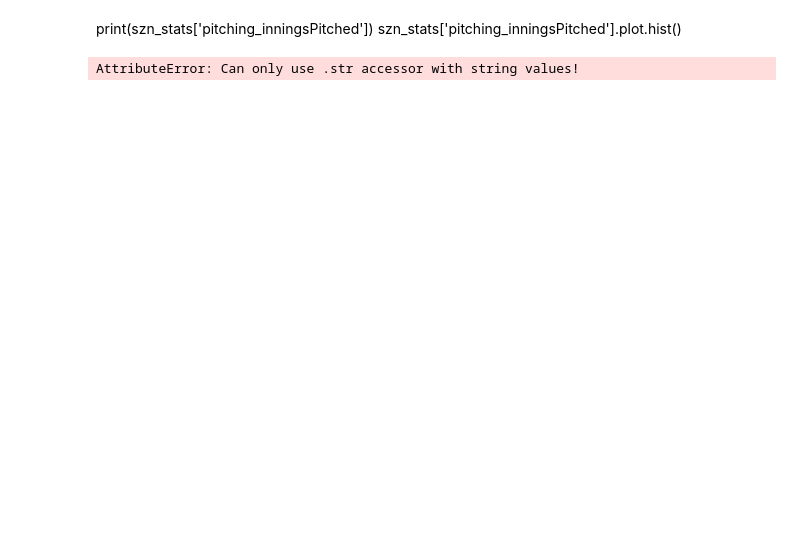
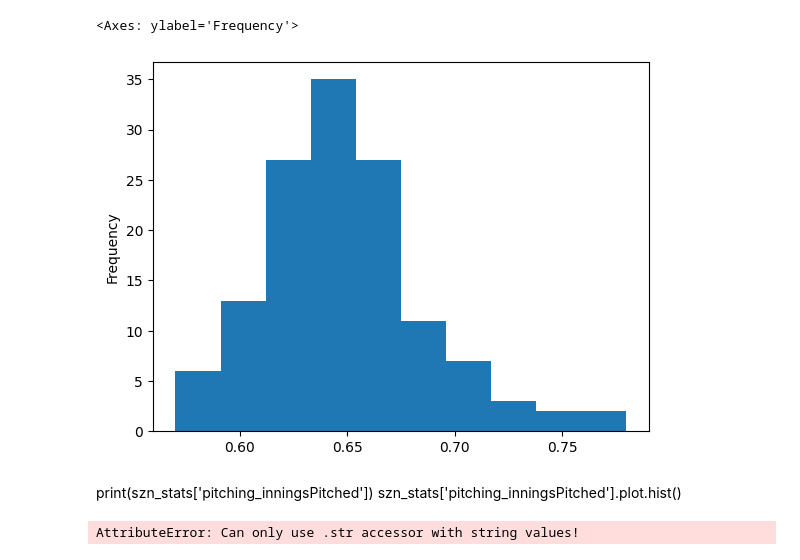
Before and after one commit to A-Gamin-75/MLB-api, a Jupyter notebook: Stat tests.ipynb, the cells around one changed output. Drawn from its saved outputs; the diff is of its cells as text; code cells hidden in the pictures; blank space fills up the shorter version.

```diff
--- a/Stat tests.ipynb
+++ b/Stat tests.ipynb
@@ -22,3 +56,8 @@ szn_stats['pitching_baseOnBalls'].plot.hist()
+# %%
+szn_stats['pitching_strikePercentage'].plot.hist()
+# %% [output]
+<Axes: ylabel='Frequency'>
+[figure, added]
 # %% [markdown]
 print(szn_stats['pitching_inningsPitched'])
 szn_stats['pitching_inningsPitched'].plot.hist()
```
Also changed, not shown: parts of 3 cells of this notebook, 4 other files.
